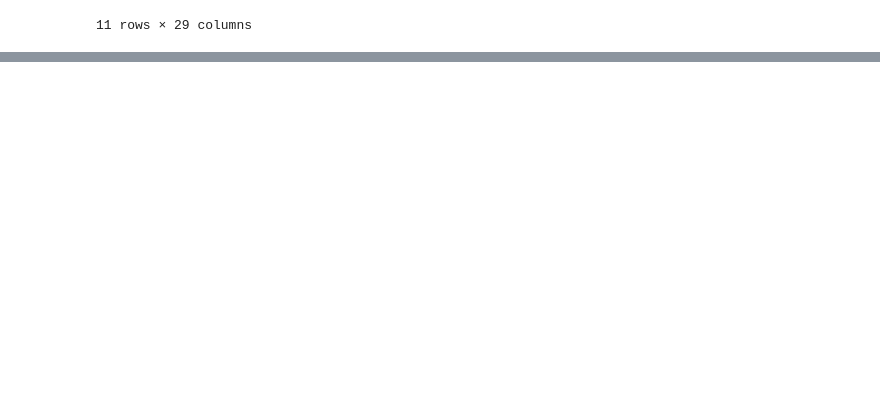
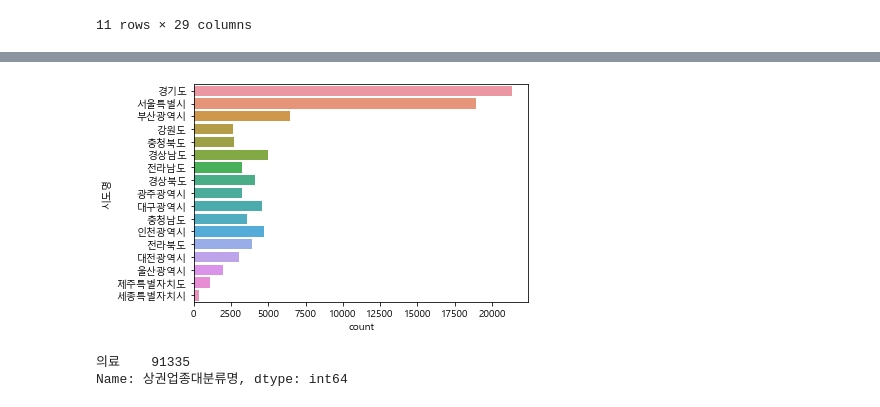
Before and after one commit to geonho0116/data_science_with_pandas, a Jupyter notebook: 07_use_public_data.ipynb, the cells around one changed output, grey strips where cells are left out. Cells and saved outputs as stored; diff of their text form; code cells hidden in the pictures; blank space fills up the shorter version.

```diff
--- a/07_use_public_data.ipynb
+++ b/07_use_public_data.ipynb
@@ -310,0 +387,10 @@ df.describe(include = "all")
+# %%
+#seaborn 의 countplot으로 그려보자. seaborn의 단점:용량이 크면 느리다.
+c = sns.countplot(data=df, y="시도명")
+# %% [output]
+[figure, added]
+# %%
+df["상권업종대분류명"].value_counts()
+# %% [output]
+의료    91335
+Name: 상권업종대분류명, dtype: int64
```
Also changed, not shown: parts of 73 cells of this notebook, 3 other files.
